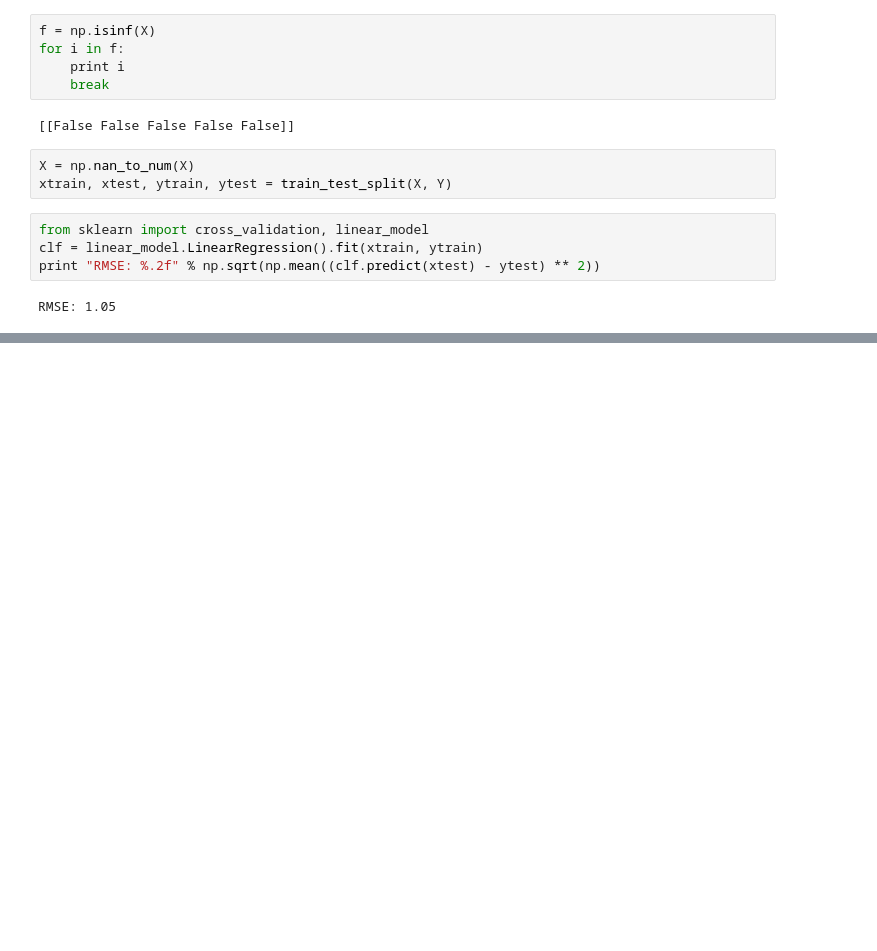
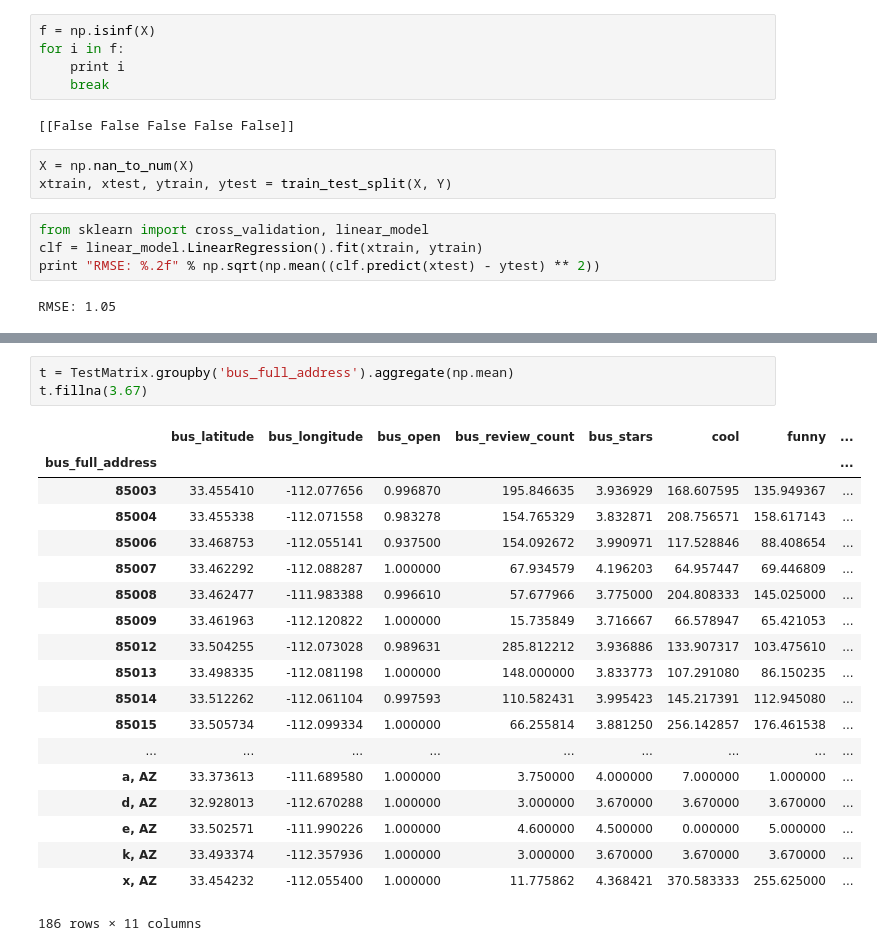
Before and after one commit to s-ramaswamy/CS-229-project, a Jupyter notebook: Visualizations.ipynb, the cells around one changed output, grey strips where cells are left out. Cells and saved outputs as stored; diff of their text form; blank space fills up the shorter version.

```diff
--- a/Visualizations.ipynb
+++ b/Visualizations.ipynb
@@ -328,0 +343,23 @@ TestMatrix.head(2)
+# %%
+t = TestMatrix.groupby('bus_full_address').aggregate(np.mean)
+t.fillna(3.67)
+# %% [output]
+|  | bus_latitude | bus_longitude | bus_open | bus_review_count | bus_stars | cool | funny | ... |
+| bus_full_address |  |  |  |  |  |  |  | ... |
+| 85003 | 33.455410 | -112.077656 | 0.996870 | 195.846635 | 3.936929 | 168.607595 | 135.949367 | ... |
+| 85004 | 33.455338 | -112.071558 | 0.983278 | 154.765329 | 3.832871 | 208.756571 | 158.617143 | ... |
+| 85006 | 33.468753 | -112.055141 | 0.937500 | 154.092672 | 3.990971 | 117.528846 | 88.408654 | ... |
+| 85007 | 33.462292 | -112.088287 | 1.000000 | 67.934579 | 4.196203 | 64.957447 | 69.446809 | ... |
+| 85008 | 33.462477 | -111.983388 | 0.996610 | 57.677966 | 3.775000 | 204.808333 | 145.025000 | ... |
+| 85009 | 33.461963 | -112.120822 | 1.000000 | 15.735849 | 3.716667 | 66.578947 | 65.421053 | ... |
+| 85012 | 33.504255 | -112.073028 | 0.989631 | 285.812212 | 3.936886 | 133.907317 | 103.475610 | ... |
+| 85013 | 33.498335 | -112.081198 | 1.000000 | 148.000000 | 3.833773 | 107.291080 | 86.150235 | ... |
+| 85014 | 33.512262 | -112.061104 | 0.997593 | 110.582431 | 3.995423 | 145.217391 | 112.945080 | ... |
+| 85015 | 33.505734 | -112.099334 | 1.000000 | 66.255814 | 3.881250 | 256.142857 | 176.461538 | ... |
+| ... | ... | ... | ... | ... | ... | ... | ... | ... |
+| a, AZ | 33.373613 | -111.689580 | 1.000000 | 3.750000 | 4.000000 | 7.000000 | 1.000000 | ... |
+| d, AZ | 32.928013 | -112.670288 | 1.000000 | 3.000000 | 3.670000 | 3.670000 | 3.670000 | ... |
+| e, AZ | 33.502571 | -111.990226 | 1.000000 | 4.600000 | 4.500000 | 0.000000 | 5.000000 | ... |
+| k, AZ | 33.493374 | -112.357936 | 1.000000 | 3.000000 | 3.670000 | 3.670000 | 3.670000 | ... |
+| x, AZ | 33.454232 | -112.055400 | 1.000000 | 11.775862 | 4.368421 | 370.583333 | 255.625000 | ... |
+186 rows × 11 columns
```
Also changed, not shown: parts of 6 cells of this notebook, 4 other files.
